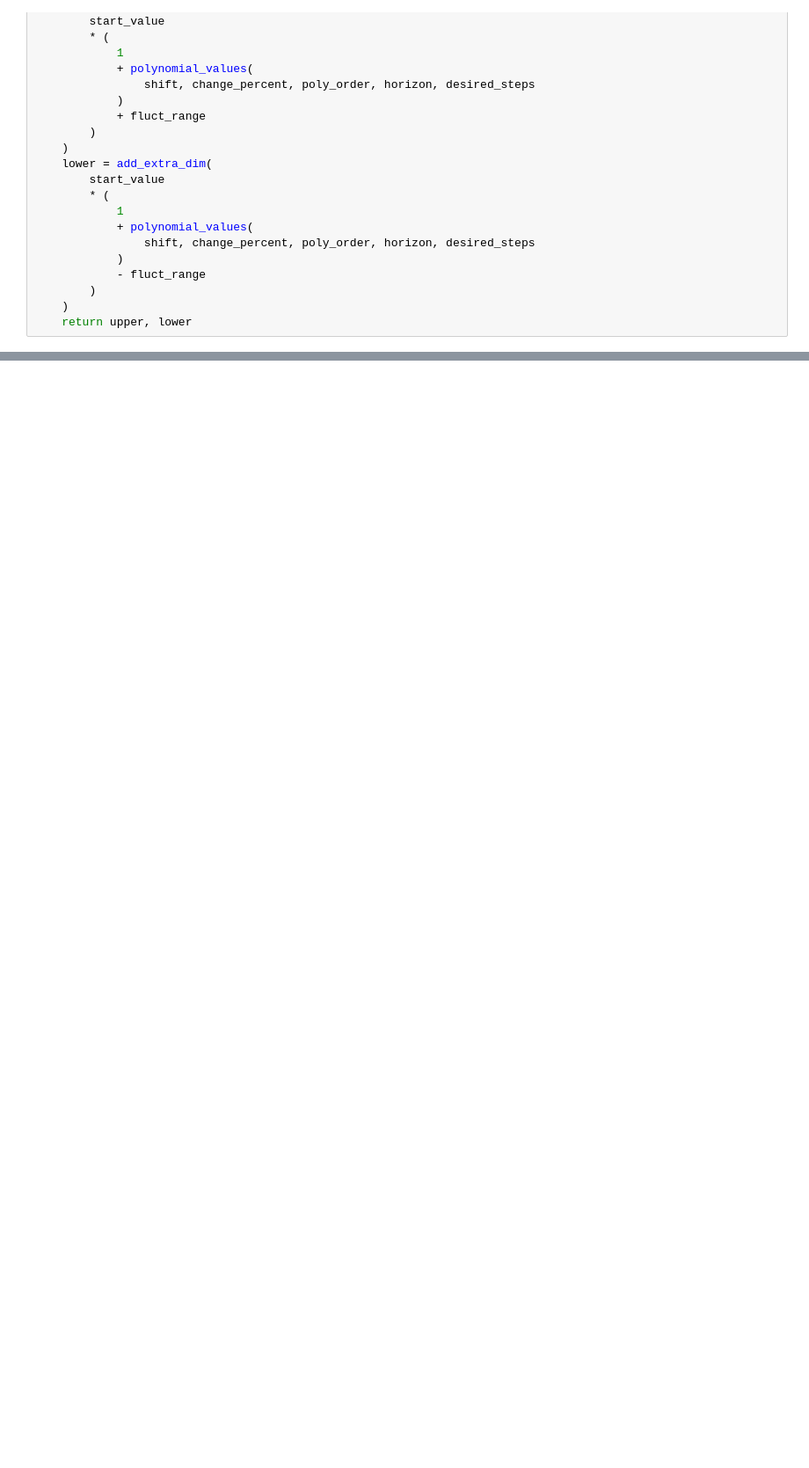
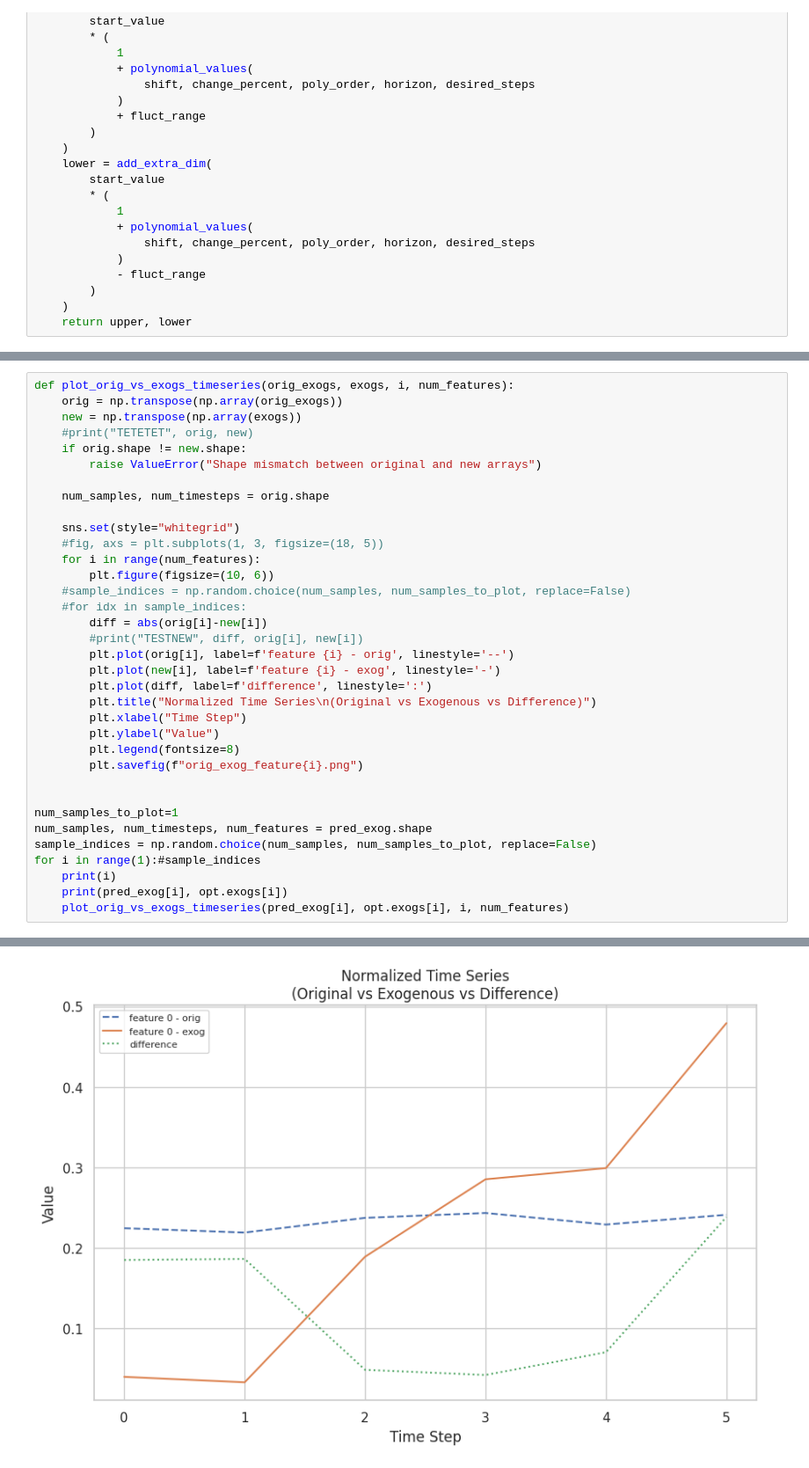
Before and after one commit to TomkeMeyer/ThesisTomkeMeyer, a Jupyter notebook: TEST.ipynb, the cells around one changed output, grey strips where cells are left out. Shown at 88% size. Drawn from its saved outputs; the diff is of its cells as text; blank space fills up the shorter version.

```diff
--- a/TEST.ipynb
+++ b/TEST.ipynb
@@ -1749,0 +1768,36 @@ plot_feature_changes_over_time(pred_exog, opt.exogs, stat='fraction')
+# %%
+def plot_orig_vs_exogs_timeseries(orig_exogs, exogs, i, num_features):
+    orig = np.transpose(np.array(orig_exogs))
+    new = np.transpose(np.array(exogs))
+    #print("TETETET", orig, new)
+    if orig.shape != new.shape:
+        raise ValueError("Shape mismatch between original and new arrays")
+
+    num_samples, num_timesteps = orig.shape
+
+    sns.set(style="whitegrid")
+    #fig, axs = plt.subplots(1, 3, figsize=(18, 5))
+    for i in range(num_features):
+        plt.figure(figsize=(10, 6))
+    #sample_indices = np.random.choice(num_samples, num_samples_to_plot, replace=False)
+    #for idx in sample_indices:
+        diff = abs(orig[i]-new[i])
+        #print("TESTNEW", diff, orig[i], new[i])
+        plt.plot(orig[i], label=f'feature {i} - orig', linestyle='--')
+        plt.plot(new[i], label=f'feature {i} - exog', linestyle='-')
+        plt.plot(diff, label=f'difference', linestyle=':')
+        plt.title("Normalized Time Series\n(Original vs Exogenous vs Difference)")
+        plt.xlabel("Time Step")
+        plt.ylabel("Value")
+        plt.legend(fontsize=8)
+        plt.savefig(f"orig_exog_feature{i}.png")
+
+
+num_samples_to_plot=1
+num_samples, num_timesteps, num_features = pred_exog.shape
+sample_indices = np.random.choice(num_samples, num_samples_to_plot, replace=False)
+for i in range(1):#sample_indices
+    print(i)
+    print(pred_exog[i], opt.exogs[i])
+    plot_orig_vs_exogs_timeseries(pred_exog[i], opt.exogs[i], i, num_features)
+# %% [output]
@@ -1749,0 +1816 @@ plot_feature_changes_over_time(pred_exog, opt.exogs, stat='fraction')
+[figure, added]
```
Also changed, not shown: parts of 17 cells of this notebook.
